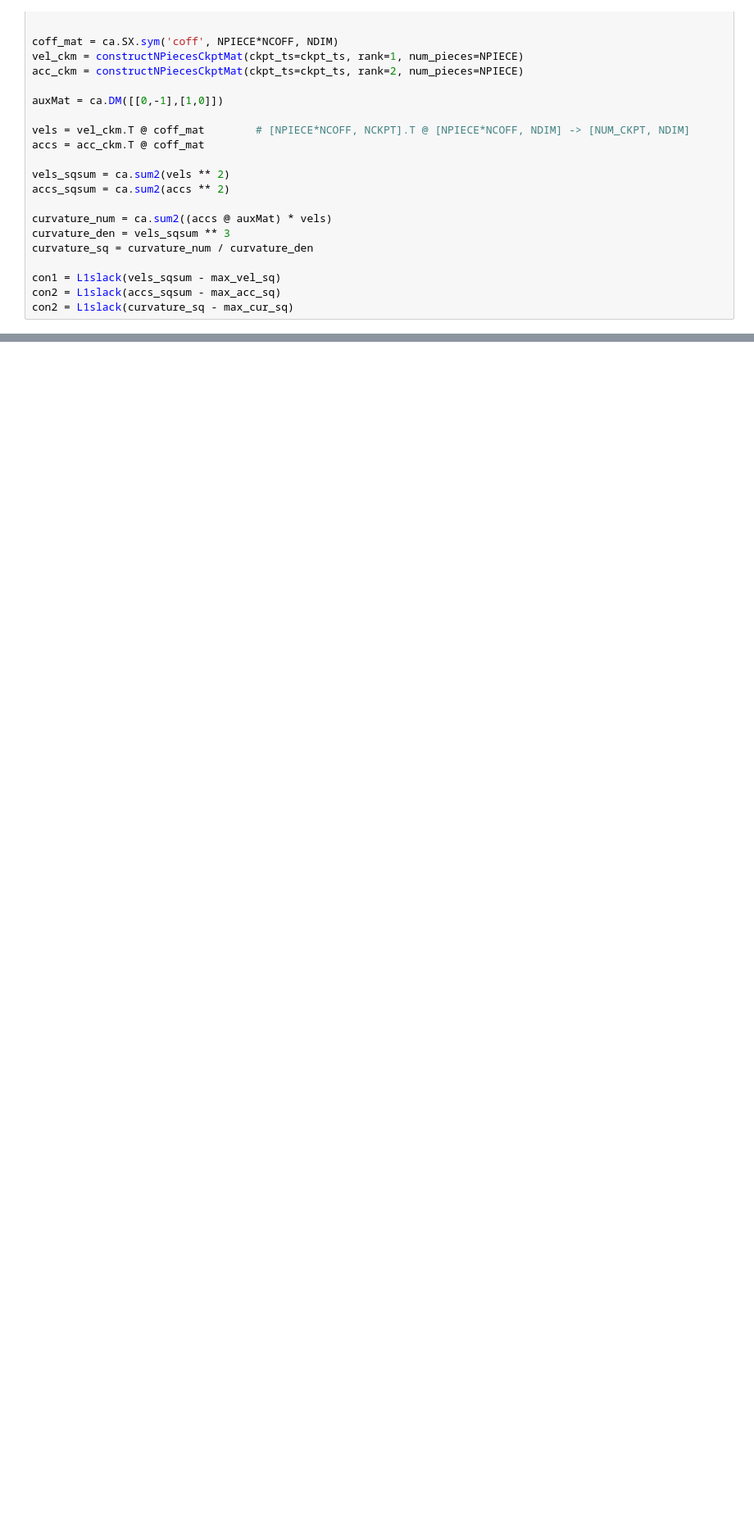
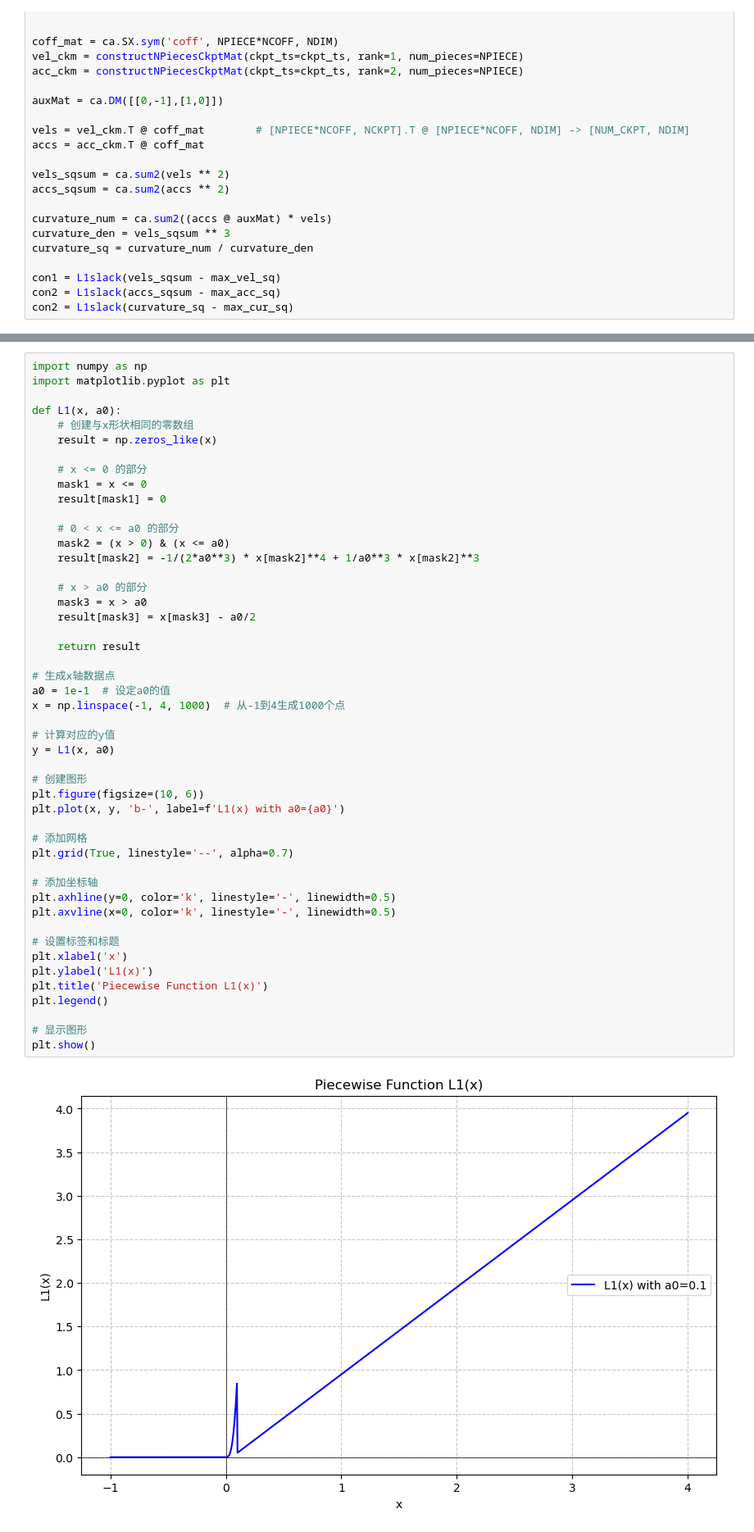
Before and after one commit to MarkJoson/MINCO-Trajectory-Optimized-by-Casadi, a Jupyter notebook: main.ipynb, the cells around one changed output, grey strips where cells are left out. Shown: that part at 82% size. Saved outputs shown, nothing was run; the diff lists cells and outputs as text; blank space fills up the shorter version.

```diff
--- a/main.ipynb
+++ b/main.ipynb
@@ -198,0 +196,50 @@ SX(@1=2, @2=6, @3=(0.2*dT), @4=(@2*@3), @5=12, @6=(@5*sq(@3)), @7=20, @8=(@7*(@3
+# %%
+import numpy as np
+import matplotlib.pyplot as plt
+
+def L1(x, a0):
+    # 创建与x形状相同的零数组
+    result = np.zeros_like(x)
+
+    # x <= 0 的部分
+    mask1 = x <= 0
+    result[mask1] = 0
+
+    # 0 < x <= a0 的部分
+    mask2 = (x > 0) & (x <= a0)
+    result[mask2] = -1/(2*a0**3) * x[mask2]**4 + 1/a0**3 * x[mask2]**3
+
+    # x > a0 的部分
+    mask3 = x > a0
+    result[mask3] = x[mask3] - a0/2
+
+    return result
+
+# 生成x轴数据点
+a0 = 1e-1  # 设定a0的值
+x = np.linspace(-1, 4, 1000)  # 从-1到4生成1000个点
+
+# 计算对应的y值
+y = L1(x, a0)
+
+# 创建图形
+plt.figure(figsize=(10, 6))
+plt.plot(x, y, 'b-', label=f'L1(x) with a0={a0}')
+
+# 添加网格
+plt.grid(True, linestyle='--', alpha=0.7)
+
+# 添加坐标轴
+plt.axhline(y=0, color='k', linestyle='-', linewidth=0.5)
+plt.axvline(x=0, color='k', linestyle='-', linewidth=0.5)
+
+# 设置标签和标题
+plt.xlabel('x')
+plt.ylabel('L1(x)')
+plt.title('Piecewise Function L1(x)')
+plt.legend()
+
+# 显示图形
+plt.show()
+# %% [output]
+[figure, added]
```
Also changed, not shown: parts of 1 cell of this notebook, 3 other files.
